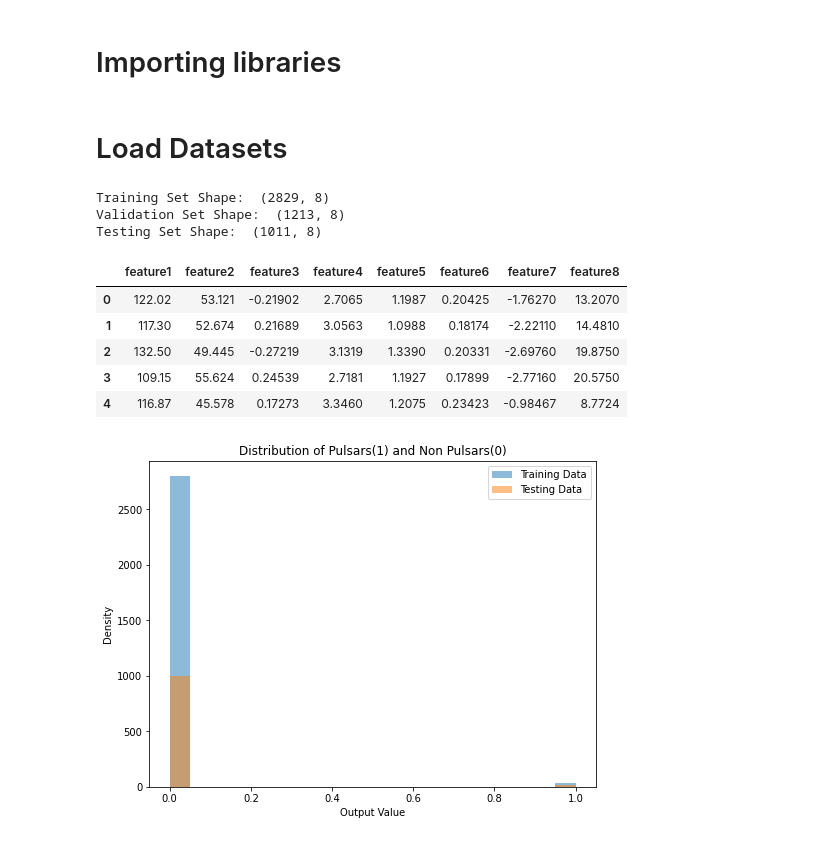
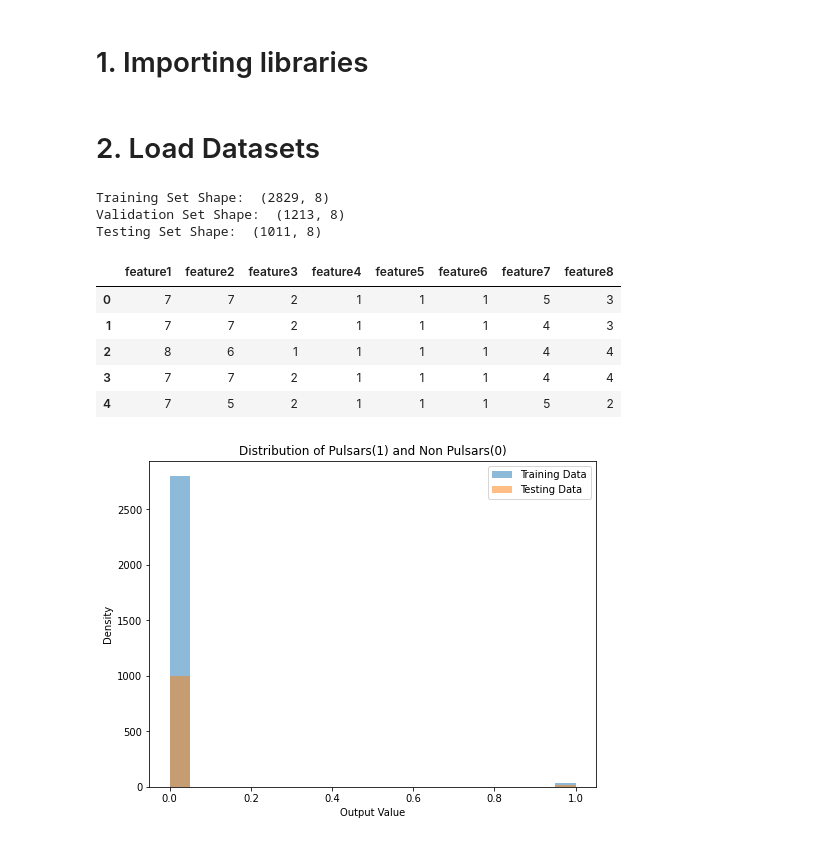
Before and after one commit to Prav001/PulsarClassification, a Jupyter notebook: PulsarClassificationNeuralNet.ipynb, the cells around one changed output. Cells and saved outputs as stored; diff of their text form; code cells hidden in the pictures.

```diff
--- a/PulsarClassificationNeuralNet.ipynb
+++ b/PulsarClassificationNeuralNet.ipynb
@@ -1,5 +1,5 @@
 # %% [markdown]
-# Importing libraries
+# 1. Importing libraries
 # %%
 import pandas as pd
 import numpy as np
@@ -27,49 +35,51 @@ from tensorflow.keras import backend as K
 
 from xgboost import XGBClassifier
 # %% [markdown]
-# Load Datasets
+# 2. Load Datasets
 # %%
 # Load the dataset from CSV file
 
-dataset_filename = "LOTAAS_1_Lyon_Features (8).csv"
+#dataset_filename = "LOTAAS_1_Lyon_Features (8).csv"
+dataset_filename = "LOTAAS_1_Lyon_Features (8)_10_Bin_Discretized.csv"
+
 data = pd.read_csv(dataset_filename, header=None, names=['feature1', 'feature2', 'feature3', 'feature4', 'feature5', 'feature6', 'feature7', 'feature8', 'class'])
 
 # Split the  data into features (X) and target (y)
 X = data.iloc[:, :-1].values  # Select all rows and columns except the last column
 y = data.iloc[:, -1].values   # Select all rows and the last column
 
 # Split the data into train and temporary test sets
 X_train_val, X_test, y_train_val, y_test = train_test_split(X, y, test_size=0.2, random_state=42)
 
 # Split the train and validation sets from the temporary train set
 X_train, X_valid, y_train, y_valid = train_test_split(X_train_val, y_train_val, test_size=0.3, random_state=42)
 
 input_columns = data.columns[:-1]
 output_columns = data.columns[-1]
 
 X_train= pd.DataFrame(X_train)
 X_valid= pd.DataFrame(X_valid)
 X_test = pd.DataFrame(X_test)
 
 print("Training Set Shape: ",X_train.shape)
 print("Validation Set Shape: ",X_valid.shape)
 print("Testing Set Shape: ",X_test.shape)
 
 X_train.columns = input_columns
 X_valid.columns = input_columns
 X_test.columns = input_columns
 
 X_train.head()
 # %% [output]
 Training Set Shape:  (2829, 8)
 Validation Set Shape:  (1213, 8)
 Testing Set Shape:  (1011, 8)
 |  | feature1 | feature2 | feature3 | feature4 | feature5 | feature6 | feature7 | feature8 |
-| 0 | 122.02 | 53.121 | -0.21902 | 2.7065 | 1.1987 | 0.20425 | -1.76270 | 13.2070 |
-| 1 | 117.30 | 52.674 | 0.21689 | 3.0563 | 1.0988 | 0.18174 | -2.22110 | 14.4810 |
-| 2 | 132.50 | 49.445 | -0.27219 | 3.1319 | 1.3390 | 0.20331 | -2.69760 | 19.8750 |
-| 3 | 109.15 | 55.624 | 0.24539 | 2.7181 | 1.1927 | 0.17899 | -2.77160 | 20.5750 |
-| 4 | 116.87 | 45.578 | 0.17273 | 3.3460 | 1.2075 | 0.23423 | -0.98467 | 8.7724 |
+| 0 | 7 | 7 | 2 | 1 | 1 | 1 | 5 | 3 |
+| 1 | 7 | 7 | 2 | 1 | 1 | 1 | 4 | 3 |
+| 2 | 8 | 6 | 1 | 1 | 1 | 1 | 4 | 4 |
+| 3 | 7 | 7 | 2 | 1 | 1 | 1 | 4 | 4 |
+| 4 | 7 | 5 | 2 | 1 | 1 | 1 | 5 | 2 |
 # %%
  # Plot the distributions
 plt.figure(figsize=(8, 6))
```
Also changed, not shown: parts of 9 cells of this notebook.
